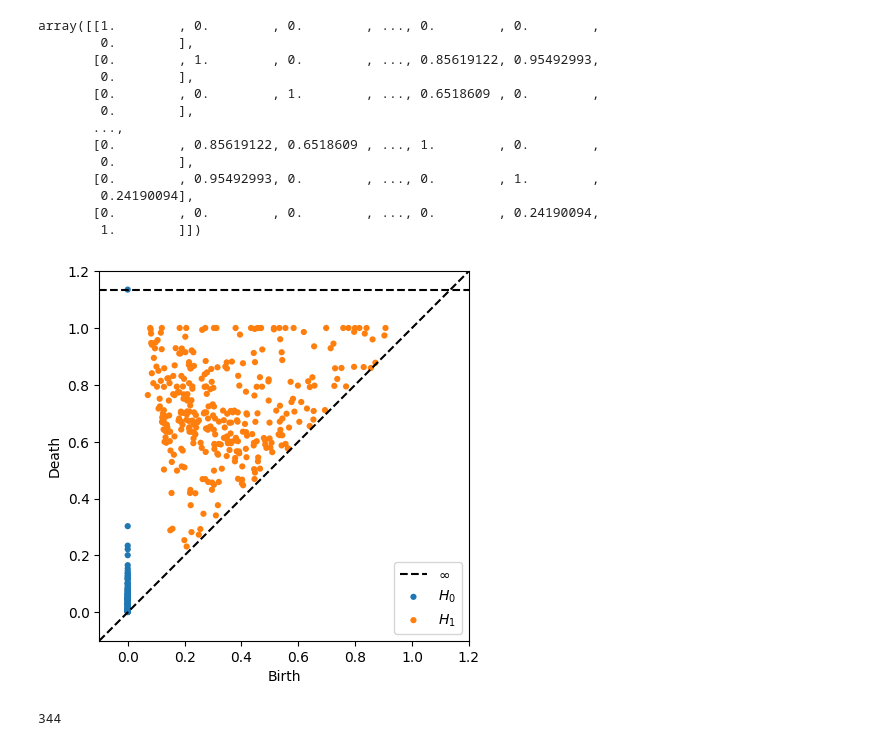
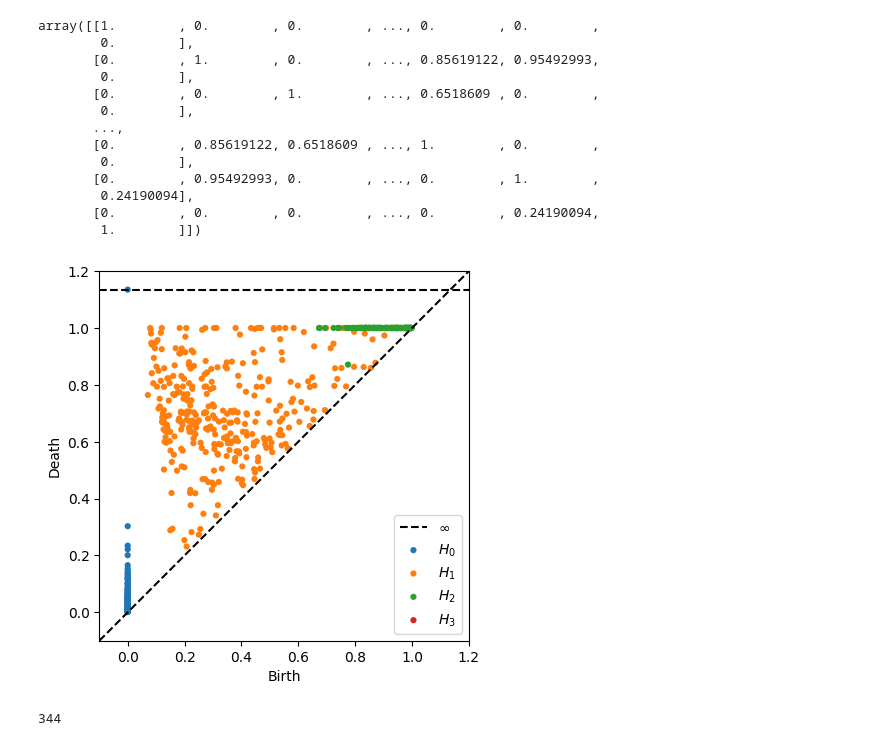
Before and after one commit to mehdimerbah/TDA-PPIN, a Jupyter notebook: tda_analysis/TDA_PPI_Node_Classification_Dummy.ipynb, the cells around one changed output. Drawn from its saved outputs; the diff is of its cells as text; code cells hidden in the pictures.

```diff
--- a/tda_analysis/TDA_PPI_Node_Classification_Dummy.ipynb
+++ b/tda_analysis/TDA_PPI_Node_Classification_Dummy.ipynb
@@ -448,10 +458,10 @@ array([[1.        , 0.        , 0.        , ..., 0.        , 0.        ,
        [0.        , 0.        , 0.        , ..., 0.        , 0.24190094,
         1.        ]])
 # %%
-dist_mat_diags_ripser = ripser.ripser(distance_mat, distance_matrix=True)['dgms']
+dist_mat_diags_ripser = ripser.ripser(distance_mat, distance_matrix=True, maxdim=3)['dgms']
 plot_diagrams(dist_mat_diags_ripser)
 # %% [output]
-[figure, old version]
+[figure, new version]
 # %%
 len(dist_mat_diags_ripser[1])
 # %% [output]
```
Also changed, not shown: parts of 13 cells of this notebook, 1 other file.
